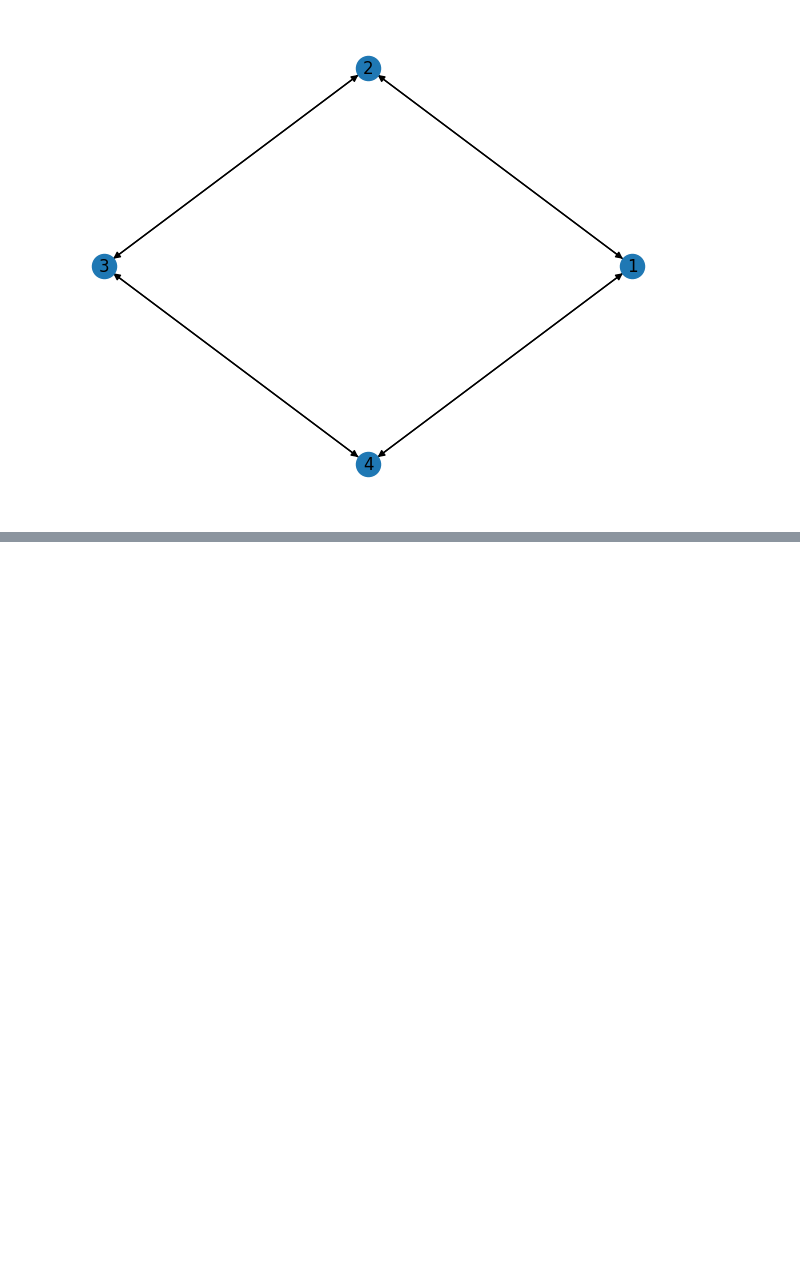
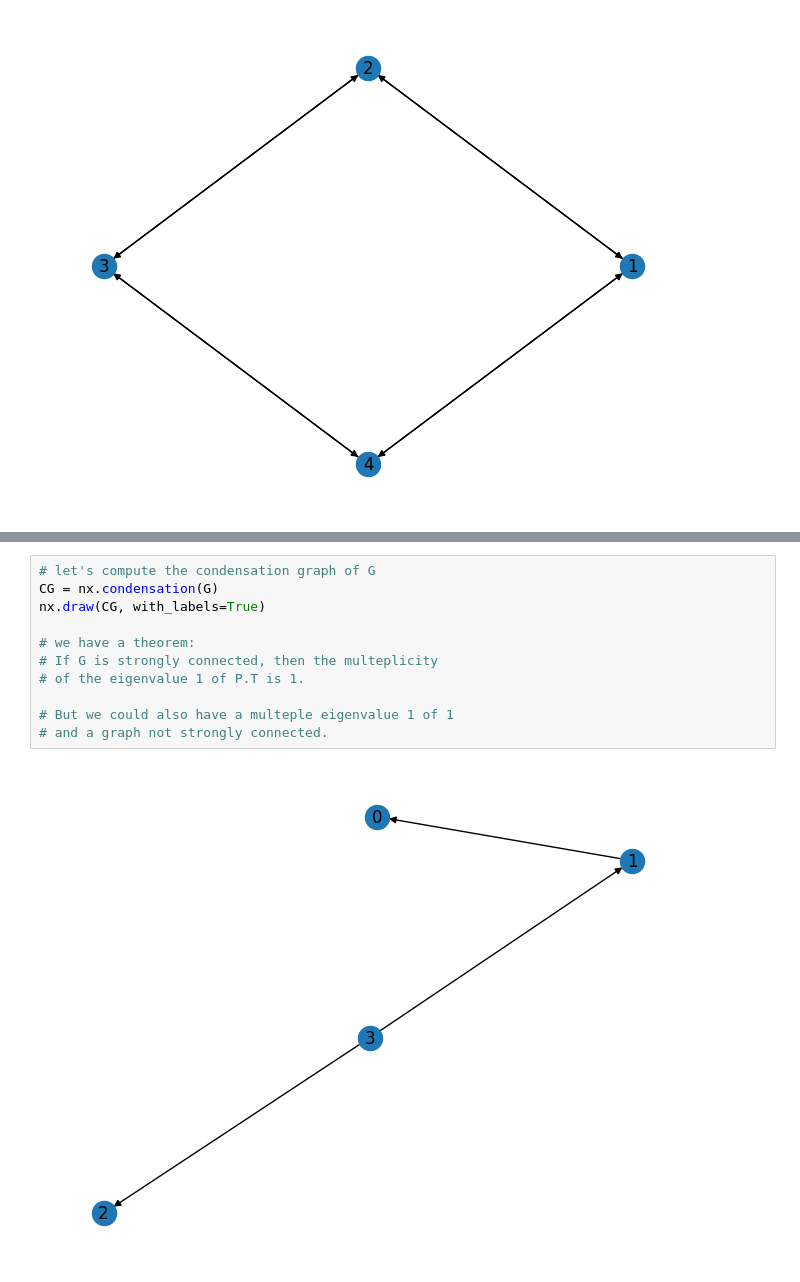
Before and after one commit to MarcTasca/network_dynamics, a Jupyter notebook: labs_mine/lab01.ipynb, the cells around one changed output, grey strips where cells are left out. Drawn from its saved outputs; the diff is of its cells as text; blank space fills up the shorter version.

```diff
--- a/labs_mine/lab01.ipynb
+++ b/labs_mine/lab01.ipynb
@@ -22,0 +269,13 @@ array([[0, 1, 0, 1],
+# %%
+# let's compute the condensation graph of G
+CG = nx.condensation(G)
+nx.draw(CG, with_labels=True)
+
+# we have a theorem:
+# If G is strongly connected, then the multeplicity
+# of the eigenvalue 1 of P.T is 1.
+
+# But we could also have a multeple eigenvalue 1 of 1
+# and a graph not strongly connected.
+# %% [output]
+[figure, added]
```
Also changed, not shown: parts of 9 cells of this notebook, 1 other file.
